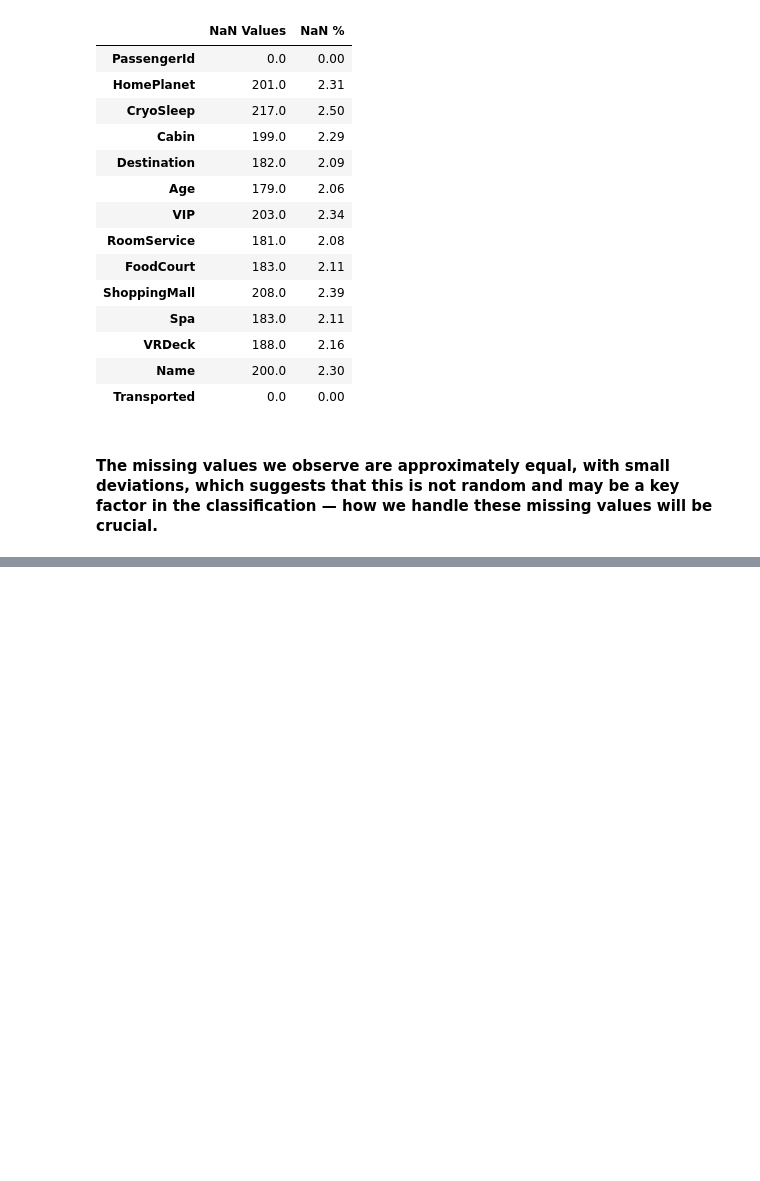
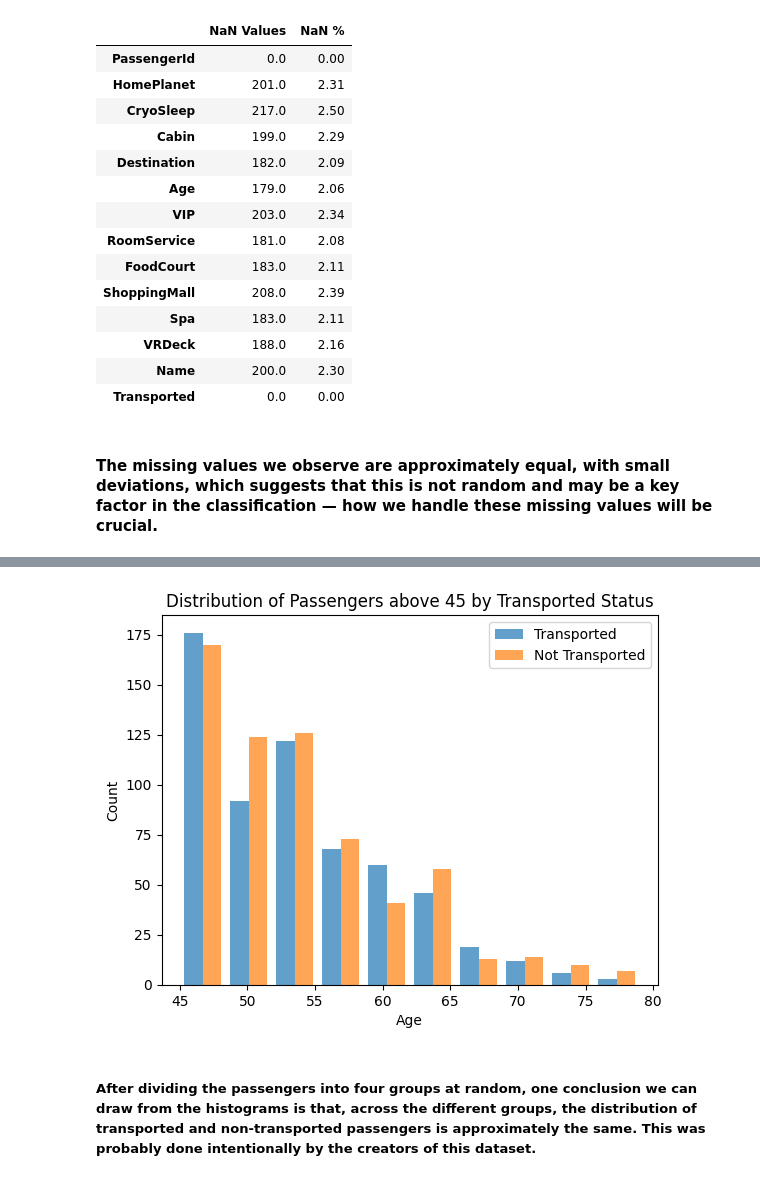
Before and after one commit to plamensve/ML_FINAL_PROJECT, a Jupyter notebook: notebooks/01_overview.ipynb, the cells around one changed output, grey strips where cells are left out. Saved outputs shown, nothing was run; the diff lists cells and outputs as text; code cells hidden in the pictures; blank space fills up the shorter version.

```diff
--- a/notebooks/01_overview.ipynb
+++ b/notebooks/01_overview.ipynb
@@ -197,0 +358,3 @@ dd
+# %%
+passenger_above_45 = data[data['Age'] >= 45]
+passenger_above_45
@@ -197,0 +375,20 @@ dd
+# %%
+transported_passenger_above_45 = passenger_above_45[passenger_above_45['Transported'] == 1]
+not_transported_passenger_above_45 = passenger_above_45[passenger_above_45['Transported'] == 0]
+# %%
+plt.hist(
+    [transported_passenger_above_45['Age'], not_transported_passenger_above_45['Age']],
+    bins=10,
+    label=['Transported', 'Not Transported'],
+    alpha=0.7
+)
+
+plt.xlabel('Age')
+plt.ylabel('Count')
+plt.title('Distribution of Passengers above 45 by Transported Status')
+plt.legend()
+plt.show()
+# %% [output]
+[figure, added]
+# %% [markdown]
+##### After dividing the passengers into four groups at random, one conclusion we can draw from the histograms is that, across the different groups, the distribution of transported and non-transported passengers is approximately the same. This was probably done intentionally by the creators of this dataset.
```
Also changed, not shown: parts of 21 cells of this notebook, 1 other file.
